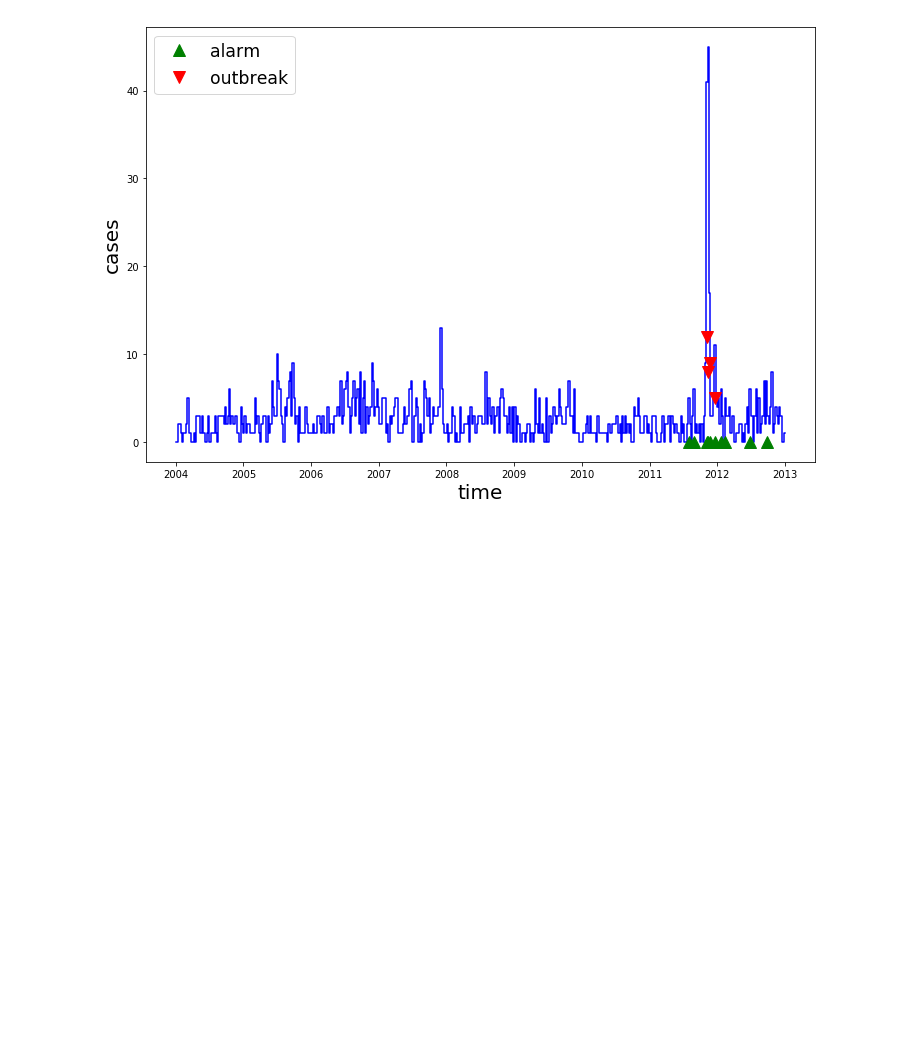
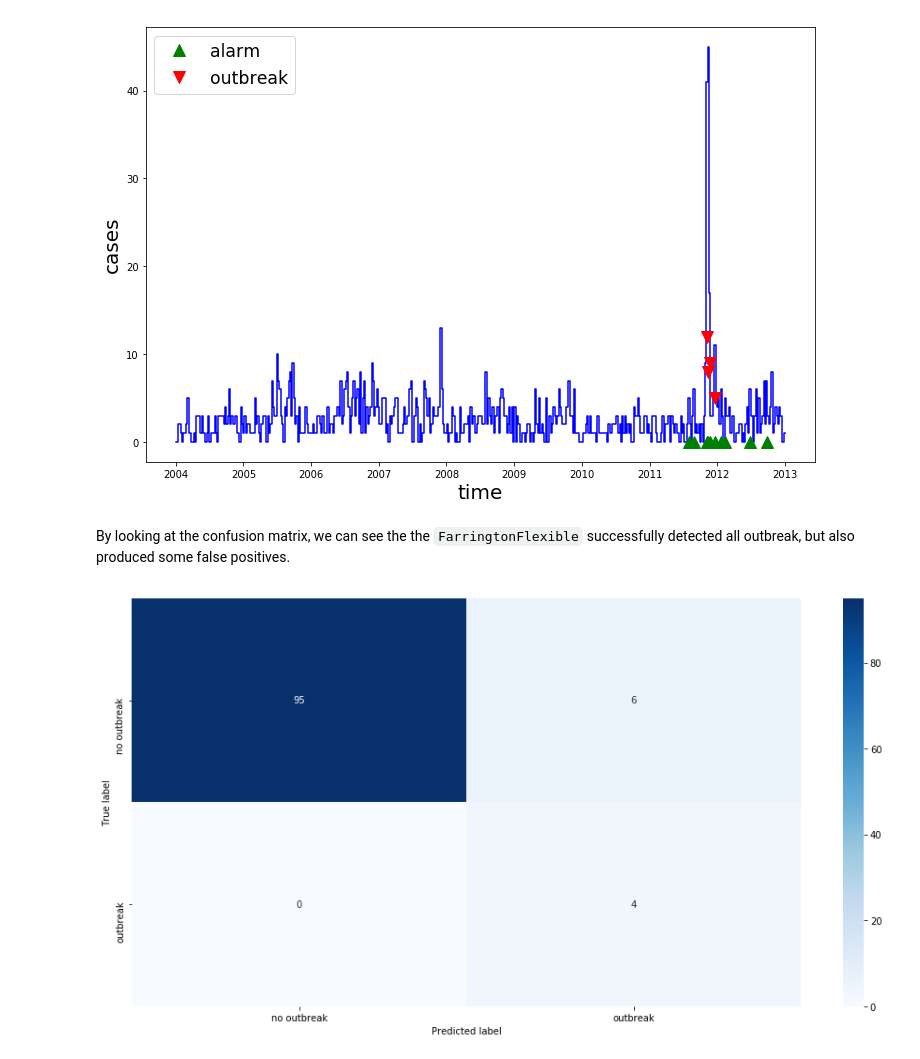
Before and after one commit to JarnoRFB/epysurv, a Jupyter notebook: docs/demo.ipynb, the cells around one changed output. Cells and saved outputs as stored; diff of their text form; code cells hidden in the pictures; blank space fills up the shorter version.

```diff
--- a/docs/demo.ipynb
+++ b/docs/demo.ipynb
@@ -62,3 +57,9 @@ plot_prediction(train, test, pred)
 # %% [output]
 <matplotlib.axes._subplots.AxesSubplot at 0x...>
 [figure]
+# %% [markdown]
+By looking at the confusion matrix, we can see the the `FarringtonFlexible` successfully detected all outbreak, but also produced some false positives.
+# %%
+plot_confusion_matrix(confusion_matrix(test["outbreak"], pred["alarm"]), class_names=["no outbreak", "outbreak"]);
+# %% [output]
+[figure, added]
```
Also changed, not shown: parts of 10 cells of this notebook, 1 other file.
